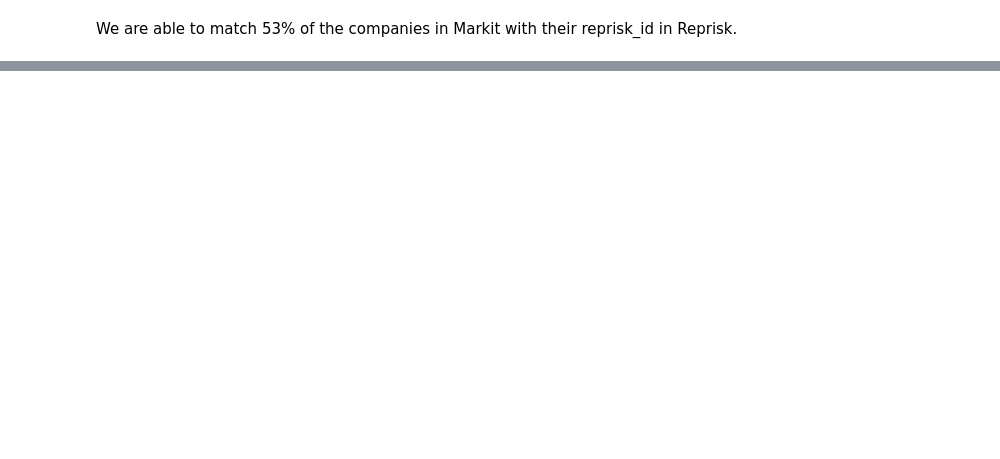
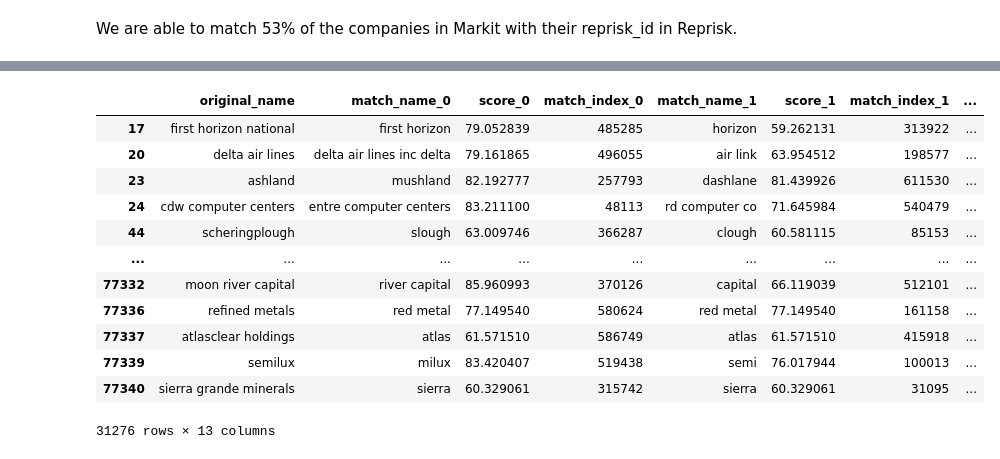
Before and after one commit to baptistepepin/FINM-32900-PROJECT, a Jupyter notebook: src/Merging Markit - Resprisk Exploration.ipynb, the cells around one changed output, grey strips where cells are left out. Cells and saved outputs as stored; diff of their text form; code cells hidden in the pictures; blank space fills up the shorter version.

Commit message:
Explore merging on Names

```diff
--- a/src/Merging Markit - Resprisk Exploration.ipynb
+++ b/src/Merging Markit - Resprisk Exploration.ipynb
@@ -205,0 +212,3 @@ merged_df
+# %%
+match_reprisk_for_company_clean['reprisk_id_merge'] = match_reprisk_for_company_clean['reprisk_id_isin'].fillna(
+    match_reprisk_for_company_clean['reprisk_id_name'])
@@ -206,2 +220,37 @@ merged_df
 # %%
-still_missing2 = merged_df[merged_df['reprisk_id'].isna()][['isin', 'instrumentname', 'cleaned_name']]
+still_missing2 = match_reprisk_for_company_clean[match_reprisk_for_company_clean['reprisk_id_merge'].isna()][
+    ['isin', 'instrumentname', 'cleaned_name']]
+# %%
+RepRisk_company_name_unique_index = RepRisk_company_name.reset_index(drop=True, inplace=False)
+# %%
+ray.shutdown()
+ray.init()
+
+matcher = NameMatcher(ngrams=(2, 5),
+                      top_n=10,
+                      number_of_rows=500,
+                      number_of_matches=3,
+                      lowercase=True,
+                      punctuations=True,
+                      remove_ascii=True,
+                      legal_suffixes=False,
+                      common_words=False,
+                      preprocess_split=False,
+                      verbose=False)
+
+matcher.set_distance_metrics(['iterative_sub_string', 'pearson_ii', 'bag', 'fuzzy_wuzzy_partial_string', 'editex'])
+
+matcher.load_and_process_master_data(column='clean_company_name',
+                                     df_matching_data=RepRisk_company_name_unique_index,
+                                     transform=True)
+
+@ray.remote
+def match_name_parallel(adjusted_names, matcher):
+    results = matcher.match_names(to_be_matched=adjusted_names, column_matching='cleaned_name')
+    return results
+
+results = []
+for i in range(0, len(still_missing2), 100):
+    results.append(match_name_parallel.remote(still_missing2[i:i + 100], matcher))
+
+matches = pd.concat(ray.get(results))
@@ -208 +265,17 @@ still_missing2 = merged_df[merged_df['reprisk_id'].isna()][['isin', 'instrumentn
+# %%
+matches.merge(RepRisk_company_name_unique_index, left_on="match_index_0", right_index=True, how="left")
+# %% [output]
+|  | original_name | match_name_0 | score_0 | match_index_0 | match_name_1 | score_1 | match_index_1 | ... |
+| 17 | first horizon national | first horizon | 79.052839 | 485285 | horizon | 59.262131 | 313922 | ... |
+| 20 | delta air lines | delta air lines inc delta | 79.161865 | 496055 | air link | 63.954512 | 198577 | ... |
+| 23 | ashland | mushland | 82.192777 | 257793 | dashlane | 81.439926 | 611530 | ... |
+| 24 | cdw computer centers | entre computer centers | 83.211100 | 48113 | rd computer co | 71.645984 | 540479 | ... |
+| 44 | scheringplough | slough | 63.009746 | 366287 | clough | 60.581115 | 85153 | ... |
+| ... | ... | ... | ... | ... | ... | ... | ... | ... |
+| 77332 | moon river capital | river capital | 85.960993 | 370126 | capital | 66.119039 | 512101 | ... |
+| 77336 | refined metals | red metal | 77.149540 | 580624 | red metal | 77.149540 | 161158 | ... |
+| 77337 | atlasclear holdings | atlas | 61.571510 | 586749 | atlas | 61.571510 | 415918 | ... |
+| 77339 | semilux | milux | 83.420407 | 519438 | semi | 76.017944 | 100013 | ... |
+| 77340 | sierra grande minerals | sierra | 60.329061 | 315742 | sierra | 60.329061 | 31095 | ... |
+31276 rows × 13 columns
 # %%
```
Also changed, not shown: parts of 38 cells of this notebook.
